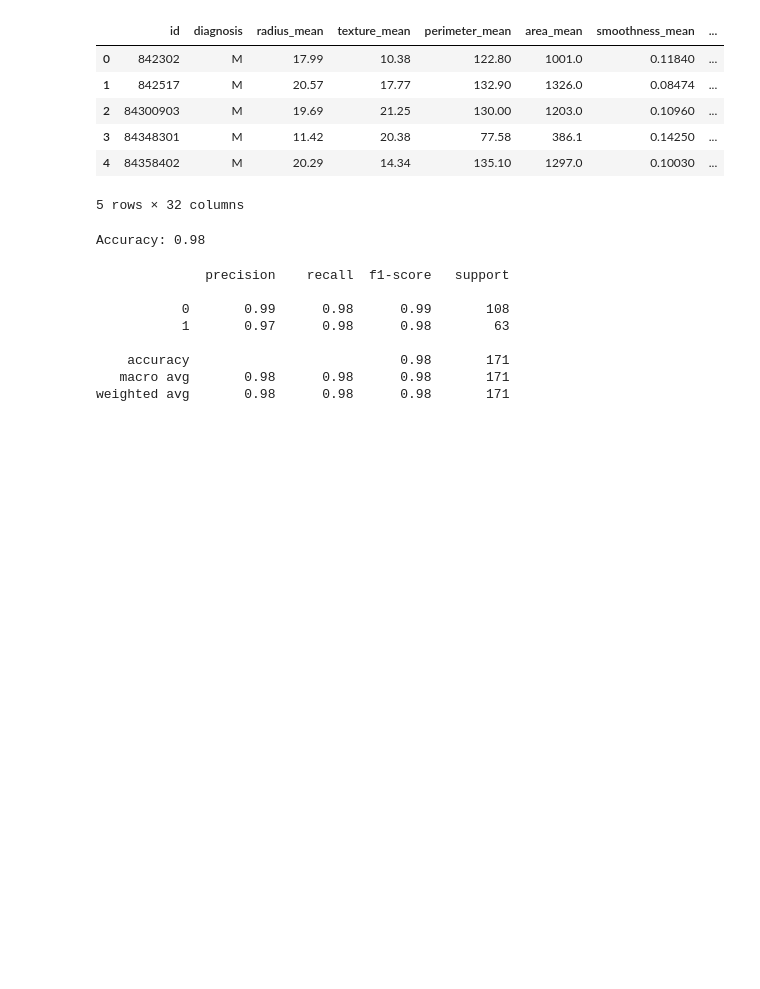
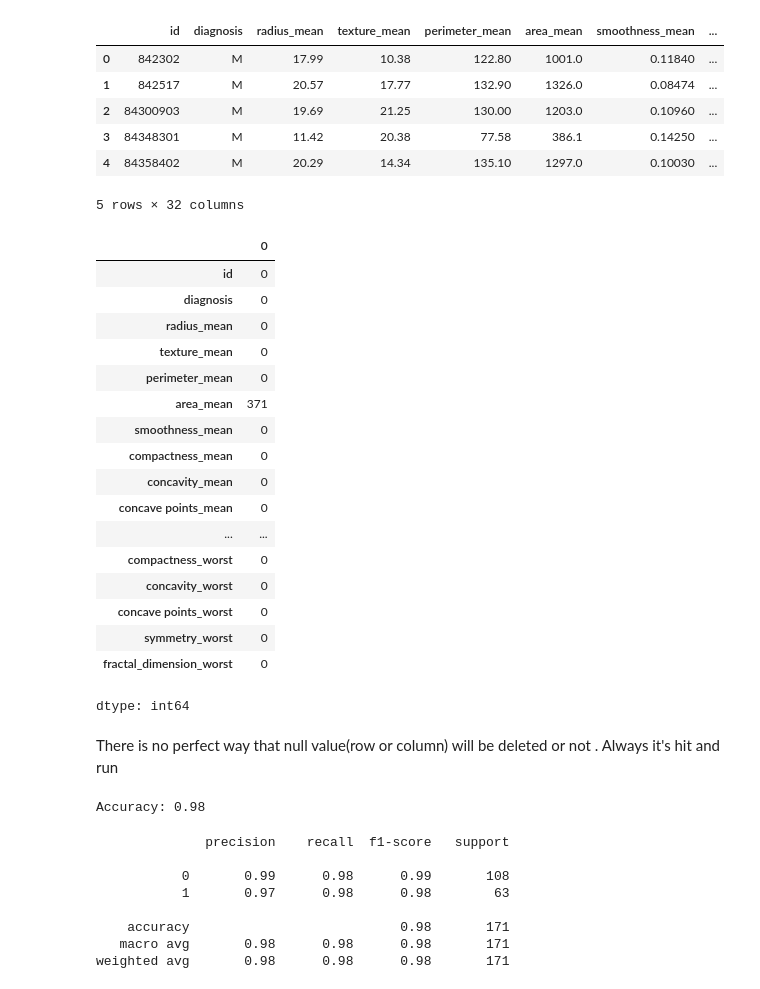
Before and after one commit to MdAkash3135/logistic-regression, a Jupyter notebook: breast_cancer_prediction.ipynb, the cells around one changed output. Saved outputs shown, nothing was run; the diff lists cells and outputs as text; code cells hidden in the pictures; blank space fills up the shorter version.

Commit message:
is null value calculated

```diff
--- a/breast_cancer_prediction.ipynb
+++ b/breast_cancer_prediction.ipynb
@@ -4,7 +4,7 @@
 import pandas as pd
 import seaborn as sns
 # %%
-data = pd.read_csv('/content/drive/MyDrive/Colab Notebooks/breast-cancer.csv')
+data = pd.read_csv('/content/drive/MyDrive/Colab Notebooks/breast-cancer.csv - breast-cancer.csv')
 data.head()
 data.info()
 sns.scatterplot(data= data, x = "id", y = "diagnosis")
@@ -51,6 +51,29 @@ data.head()
 | 3 | 84348301 | M | 11.42 | 20.38 | 77.58 | 386.1 | 0.14250 | ... |
 | 4 | 84358402 | M | 20.29 | 14.34 | 135.10 | 1297.0 | 0.10030 | ... |
 5 rows × 32 columns
+# %%
+data.isnull().sum()
+# %% [output]
+|  | 0 |
+| id | 0 |
+| diagnosis | 0 |
+| radius_mean | 0 |
+| texture_mean | 0 |
+| perimeter_mean | 0 |
+| area_mean | 371 |
+| smoothness_mean | 0 |
+| compactness_mean | 0 |
+| concavity_mean | 0 |
+| concave points_mean | 0 |
+| ... | ... |
+| compactness_worst | 0 |
+| concavity_worst | 0 |
+| concave points_worst | 0 |
+| symmetry_worst | 0 |
+| fractal_dimension_worst | 0 |
+dtype: int64
+# %% [markdown]
+There is no perfect way that null value(row or column) will be deleted or not . Always it's hit and run
 # %%
 # turn target variable into 1s and 0s
 data.diagnosis =[1 if value == "M" else 0 for value in data.diagnosis]
```
Also changed, not shown: parts of 2 cells of this notebook.
